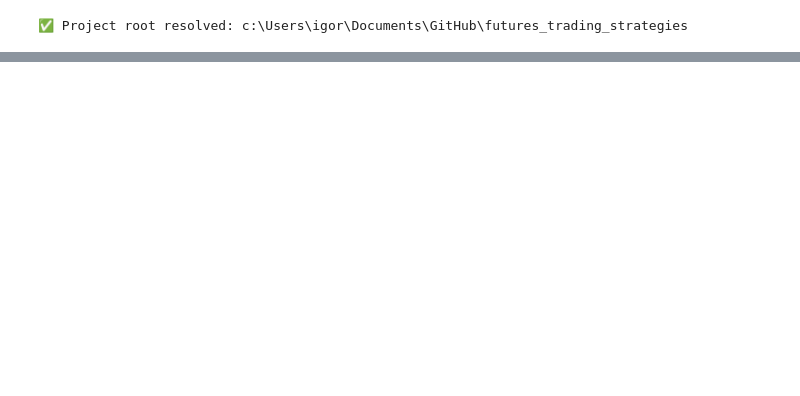
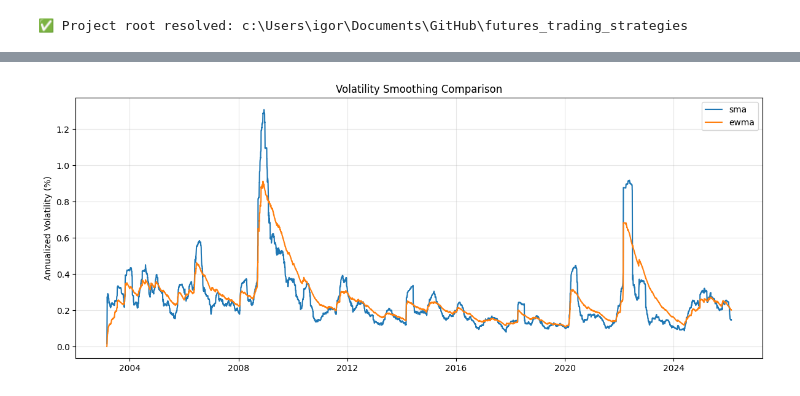
Before and after one commit to SoulDancer27/futures_trading_strategies, a Jupyter notebook: my_tests/4. testing_bh_strats.ipynb, the cells around one changed output, grey strips where cells are left out. Cells and saved outputs as stored; diff of their text form; code cells hidden in the pictures; blank space fills up the shorter version.

```diff
--- a/my_tests/4. testing_bh_strats.ipynb
+++ b/my_tests/4. testing_bh_strats.ipynb
@@ -74,0 +114,17 @@ for n_contracts in POSITION_SIZES:
+# %%
+methods = ['sma', 'ewma']
+fig, ax = plt.subplots(figsize=(12, 5))
+
+for m in methods:
+    strat = FixedRiskPositionStrategy(vol_method=m, lambda_param=0.99, volatility_window=63)
+    vol = strat.calculate_volatility(data)
+    ax.plot(vol.index, vol, label=f"{m}", linewidth=1.5)
+
+ax.set_title("Volatility Smoothing Comparison")
+ax.set_ylabel("Annualized Volatility (%)")
+ax.legend()
+ax.grid(True, alpha=0.3)
+plt.tight_layout()
+plt.show()
+# %% [output]
+[figure, added]
```
Also changed, not shown: parts of 13 cells of this notebook, 15 other files.
